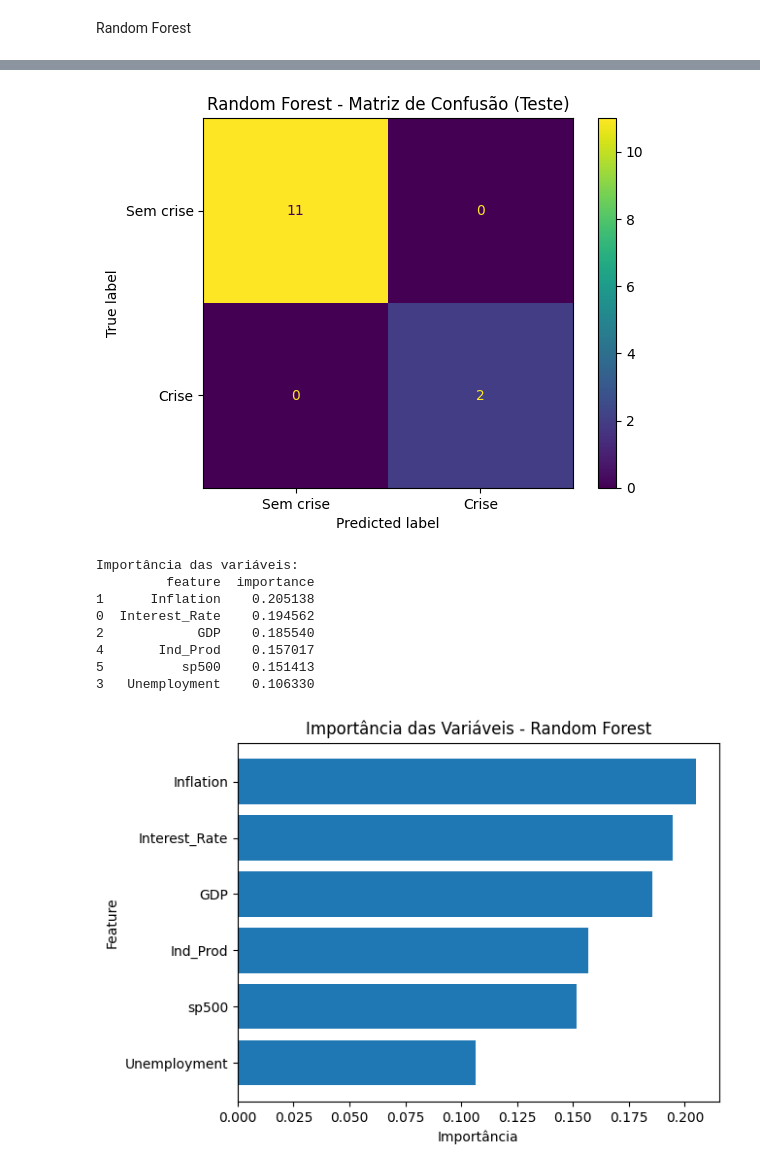
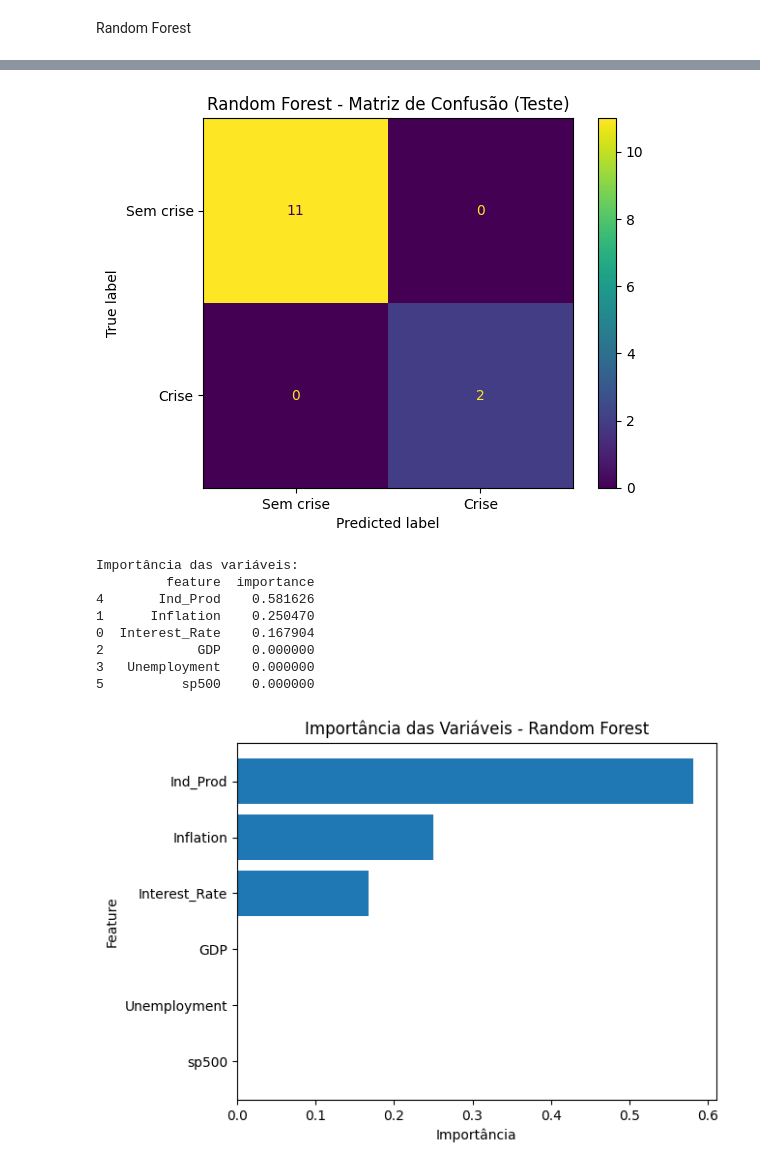
Before and after one commit to tcc-financial-crisis/clusterizacao, a Jupyter notebook: sprint1.ipynb, the cells around one changed output, grey strips where cells are left out. Cells and saved outputs as stored; diff of their text form; code cells hidden in the pictures.

```diff
--- a/sprint1.ipynb
+++ b/sprint1.ipynb
@@ -282,7 +299,7 @@ import matplotlib.pyplot as plt
 
 # ===== GRID DE HIPERPARÂMETROS =====
 param_grid = {
-    "n_estimators": [100, 200, 300],
+    "n_estimators": [1],
     "max_depth": [None, 5, 10],
     "min_samples_split": [2, 5],
     "min_samples_leaf": [1, 2],
@@ -357,10 +374,10 @@ weighted avg       1.00      1.00      1.00        13
 [figure]
 Importância das variáveis:
          feature  importance
-1      Inflation    0.205138
-0  Interest_Rate    0.194562
-2            GDP    0.185540
-4       Ind_Prod    0.157017
-5          sp500    0.151413
-3   Unemployment    0.106330
+4       Ind_Prod    0.581626
+1      Inflation    0.250470
+0  Interest_Rate    0.167904
+2            GDP    0.000000
+3   Unemployment    0.000000
+5          sp500    0.000000
-[figure, old version]
+[figure, new version]
```
Also changed, not shown: parts of 2 cells of this notebook.
